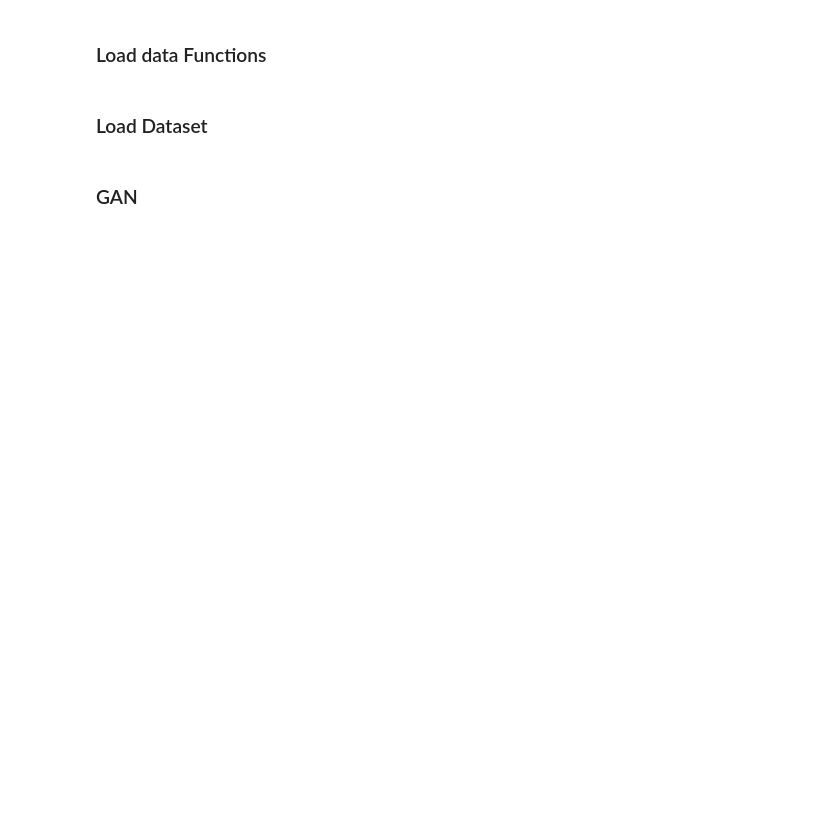
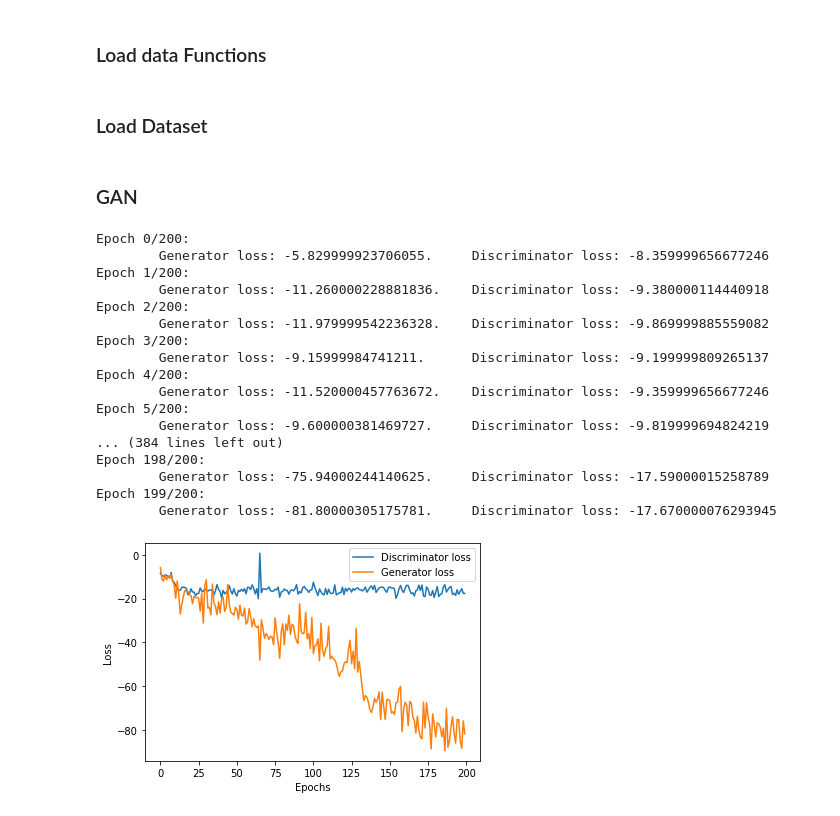
Before and after one commit to ladanuzhna/fbGAN-CS496, a Jupyter notebook: Gan.ipynb, the cells around one changed output. Cells and saved outputs as stored; diff of their text form; code cells hidden in the pictures; blank space fills up the shorter version.

Commit message:
Update epoch logging

```diff
--- a/Gan.ipynb
+++ b/Gan.ipynb
@@ -161,3 +67,24 @@ def get_dataset(sequences, batch_size = BATCH_SIZE):
+# %%
+import numpy as np
+import pandas as pd
+
+MAX_LEN = 50
+MIN_LEN = 40
+
+def get_sequences(path = None, min_len = MIN_LEN, max_len = MAX_LEN):
+    if path is None:
+        path = '/content/drive/My Drive/Colab Notebooks/FB-GAN_496/data/2018-06-06-ss.cleaned.csv'
+
+    df = pd.read_csv(path)
+    input_seqs, target_seqs = df[['seq', 'sst8']][(df.len >= min_len) & (df.len <= max_len) & (~df.has_nonstd_aa)].values.T
+    seq_train, seq_test, target_train, target_test = train_test_split(input_seqs, target_seqs, test_size=.3,random_state=1)
+
+    return seq_train,seq_test,target_train,target_test
+
+def get_dataset(sequences, batch_size = BATCH_SIZE):
+    dataset = tf.data.Dataset.from_tensor_slices(sequences)
+    dataset = dataset.shuffle(sequences.shape[0], seed=0).batch(batch_size)
+    return dataset
 # %%
 import numpy as np
 import pandas as pd
@@ -165,7 +92,7 @@ from keras.preprocessing.sequence import pad_sequences
 
 
 class OneHot_Seq():
-    def __init__(self, amino_acids = None, max_length = MAX_LEN, pad_with = None):
+    def __init__(self, amino_acids = None, max_length = MAX_LEN, min_length = MIN_LEN):
 
         if amino_acids is None:
             self.amino_acids = ['A', 'R', 'N', 'D', 'C', 'Q', 'E','G', 'H', 'I', 'L', 'K',
@@ -226,7 +153,7 @@ class OneHot_Seq():
 # %% [markdown]
 ### Load Dataset
 # %%
-X_train,X_test,y_train,y_test = get_data(return_sequence=True)
+X_train,X_test,y_train,y_test = get_sequences()
 # %%
 X = X_train
 OneHot = OneHot_Seq()
@@ -349,4 +387,25 @@ class GAN():
 # %%
+# Train WGAN-GP
 gan = GAN()
 gan.compile()
-gan.train(real_sequences, epochs = 100)
+gan.train(real_sequences, epochs = 200)
+gan.plot_history()
+# %% [output]
+Epoch 0/200:
+        Generator loss: -5.829999923706055.     Discriminator loss: -8.359999656677246
+Epoch 1/200:
+        Generator loss: -11.260000228881836.    Discriminator loss: -9.380000114440918
+Epoch 2/200:
+        Generator loss: -11.979999542236328.    Discriminator loss: -9.869999885559082
+Epoch 3/200:
+        Generator loss: -9.15999984741211.      Discriminator loss: -9.199999809265137
+Epoch 4/200:
+        Generator loss: -11.520000457763672.    Discriminator loss: -9.359999656677246
+Epoch 5/200:
+        Generator loss: -9.600000381469727.     Discriminator loss: -9.819999694824219
+... (384 lines left out)
+Epoch 198/200:
+        Generator loss: -75.94000244140625.     Discriminator loss: -17.59000015258789
+Epoch 199/200:
+        Generator loss: -81.80000305175781.     Discriminator loss: -17.670000076293945
+[figure, added]
```
Also changed, not shown: parts of 13 cells of this notebook, 2 other files.
